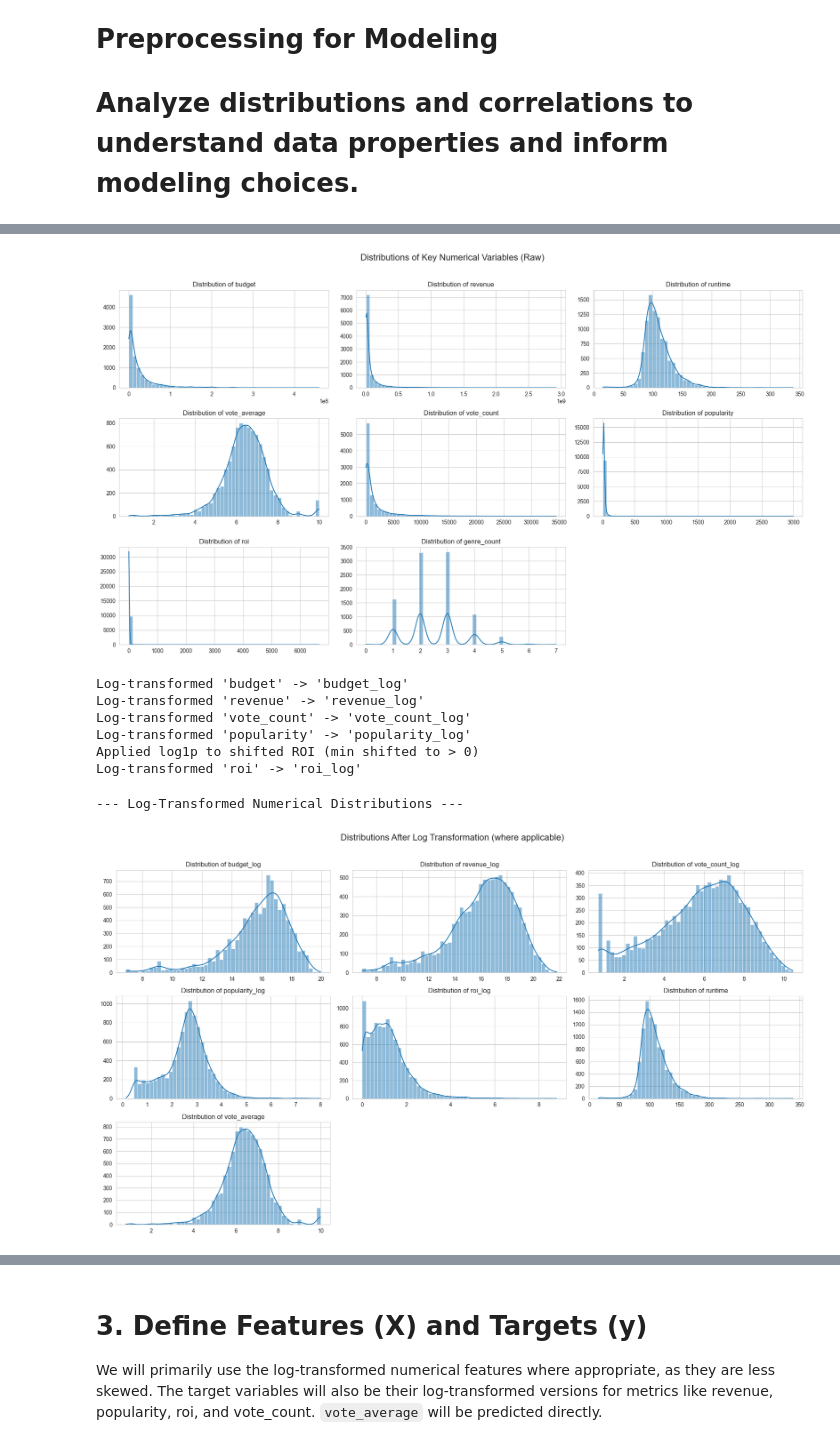
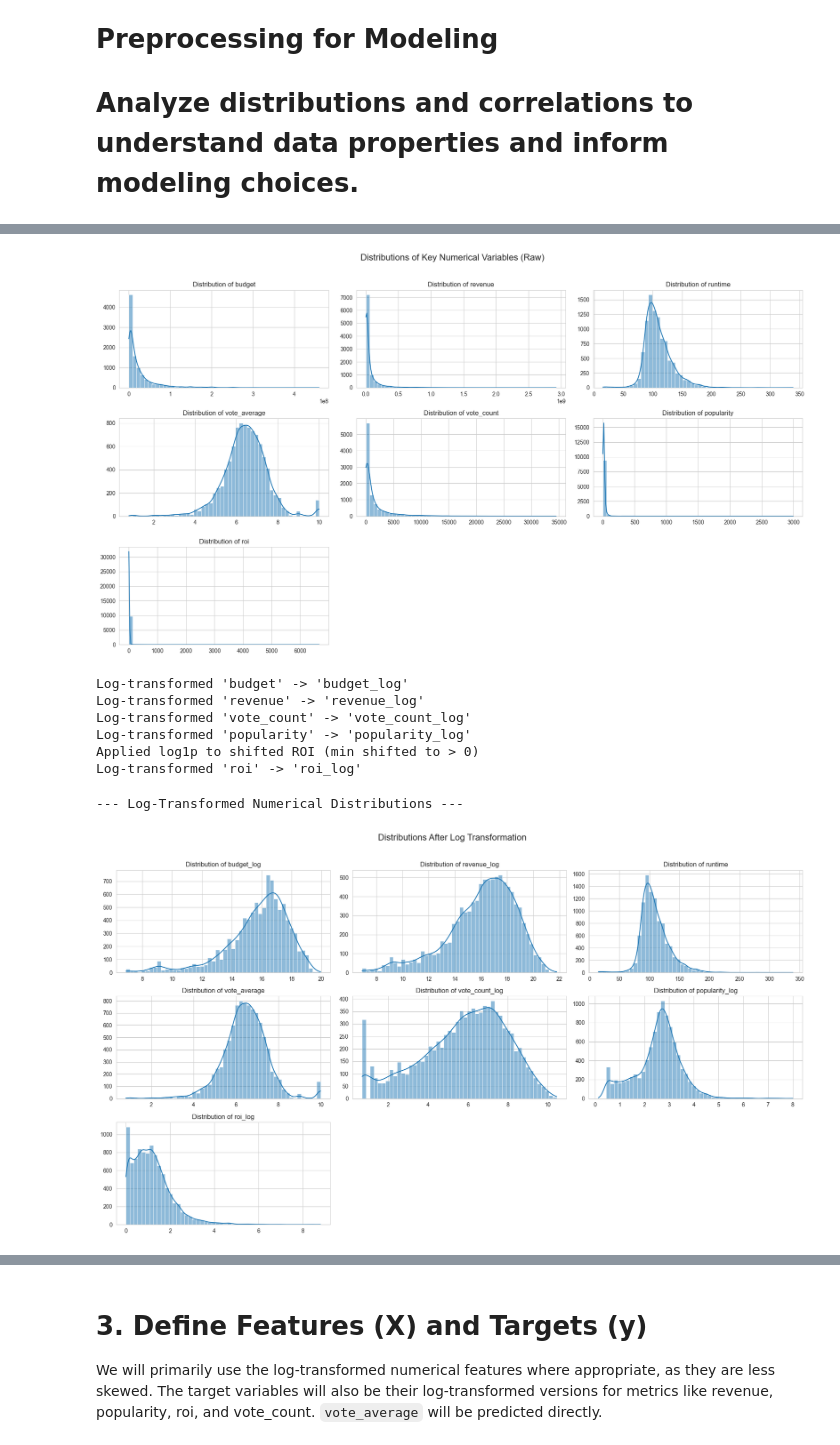
Before and after one commit to lansantuyo/113i-movie-analysis, a Jupyter notebook: code.ipynb, the cells around one changed output, grey strips where cells are left out. Cells and saved outputs as stored; diff of their text form; code cells hidden in the pictures.

```diff
--- a/code.ipynb
+++ b/code.ipynb
@@ -160,9 +144,9 @@ ___
 epsilon = 1
 df['roi'] = (df['revenue'] - df['budget']) / (df['budget'] + epsilon)
 # %%
-# Genre count
-genre_cols = [col for col in df.columns if col.startswith('genre_')]
-df['genre_count'] = df[genre_cols].sum(axis=1)
+# # Genre count
+# genre_cols = [col for col in df.columns if col.startswith('genre_')]
+# df['genre_count'] = df[genre_cols].sum(axis=1)
 # %%
 all_seasons = df['release_season'].unique()
 encoder = OneHotEncoder(sparse_output=False, handle_unknown='ignore')
@@ -190,9 +174,8 @@ df.head()
 # Analyze distributions and correlations to understand data properties and inform modeling choices.
 # %%
 # Define Column Groups
-numerical_cols_raw = ['budget', 'revenue', 'runtime', 'vote_average', 'vote_count', 'popularity', 'roi', 'genre_count']
+numerical_cols_raw = ['budget', 'revenue', 'runtime', 'vote_average', 'vote_count', 'popularity', 'roi']
 categorical_cols = []
 encoded_genre_cols = [col for col in df.columns if col.startswith('genre_')]
-encoded_genre_cols.remove('genre_count')
 encoded_other_cols = [col for col in df.columns if col.startswith(('production_companies_', 'production_countries_', 'spoken_languages_', 'season_'))]
 time_features = ['release_year', 'release_quarter', 'release_month'] # genre_count is numerical
@@ -231,7 +192,7 @@ plt.suptitle('Distributions of Key Numerical Variables (Raw)', fontsize=16, y=1.
 plt.tight_layout()
 plt.show()
 # %% [output]
-[figure, old version]
+[figure, new version]
 # %%
 # Identify columns needing transformation
 cols_to_log = ['budget', 'revenue', 'vote_count', 'popularity', 'roi']
@@ -268,21 +229,21 @@ numerical_cols_final = numerical_cols_log + ['runtime', 'vote_average'] # Use lo
 # %%
 # Distribution Analysis (Log-Transformed)
 print("\n--- Log-Transformed Numerical Distributions ---")
 plt.figure(figsize=(18, 10))
-plot_cols = numerical_cols_log + ['runtime', 'vote_average'] # Include non-log cols for comparison
+plot_cols = numerical_cols_log[:2] + ['runtime', 'vote_average'] + numerical_cols_log[2:]# Include non-log cols for comparison
 for i, col in enumerate(plot_cols):
      if col in df_processed.columns: # Check if column exists (e.g., roi_log might fail if all ROI <= -1)
         plt.subplot(3, 3, i+1)
         sns.histplot(df_processed[col], kde=True, bins=50)
         plt.title(f'Distribution of {col}')
         plt.xlabel('')
         plt.ylabel('')
-plt.suptitle('Distributions After Log Transformation (where applicable)', fontsize=16, y=1.02)
+plt.suptitle('Distributions After Log Transformation', fontsize=16, y=1.02)
 plt.tight_layout()
 plt.show()
 # %% [output]
 --- Log-Transformed Numerical Distributions ---
-[figure, old version]
+[figure, new version]
 # %%
 # --- Correlation Analysis (Log-Transformed) ---
 print("\n--- Correlation Matrix (Log-Transformed) ---")
```
Also changed, not shown: parts of 37 cells of this notebook, 5 other files.
